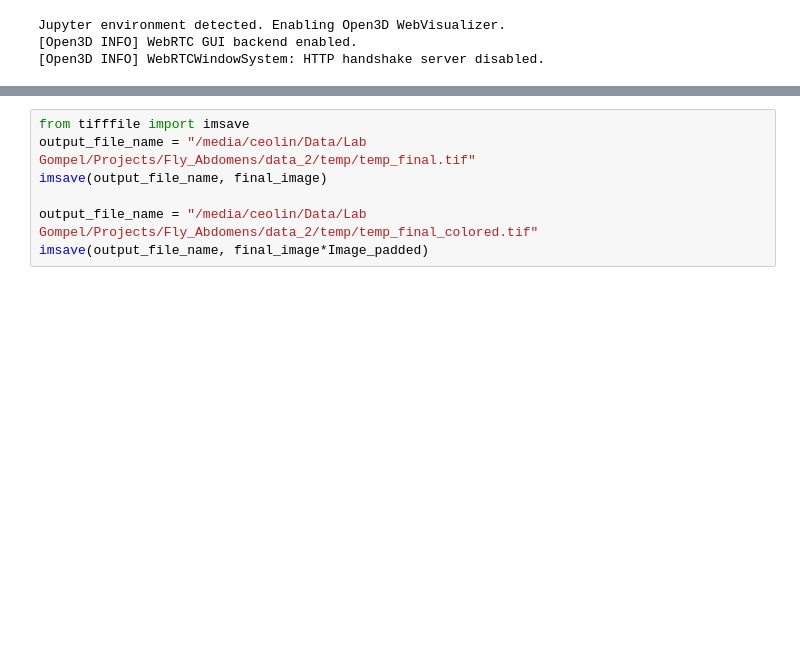
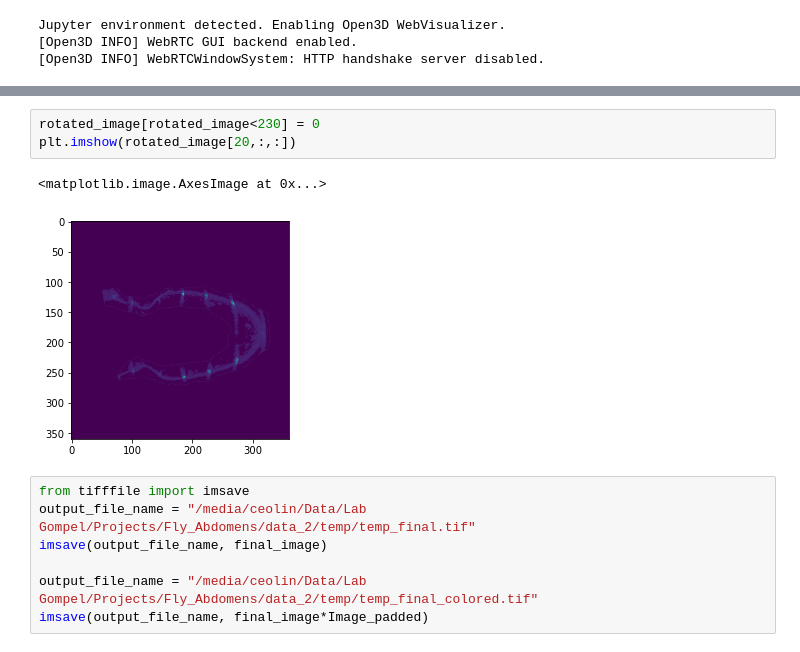
Before and after one commit to UniBonn-GompelLab/3D-DrosophilaRegistration, a Jupyter notebook: notebooks/Segmentation_Development-Copy1.ipynb, the cells around one changed output, grey strips where cells are left out. Saved outputs shown, nothing was run; the diff lists cells and outputs as text; blank space fills up the shorter version.

```diff
--- a/notebooks/Segmentation_Development-Copy1.ipynb
+++ b/notebooks/Segmentation_Development-Copy1.ipynb
@@ -178,3 +261,9 @@ viewer = napari.view_image(final_image)#*Image_padded)
+# %%
+rotated_image[rotated_image<230] = 0
+plt.imshow(rotated_image[20,:,:])
+# %% [output]
+<matplotlib.image.AxesImage at 0x...>
+[figure, added]
 # %%
 from tifffile import imsave
 output_file_name = "/media/ceolin/Data/Lab Gompel/Projects/Fly_Abdomens/data_2/temp/temp_final.tif"
```
Also changed, not shown: parts of 10 cells of this notebook, 1 other file.
